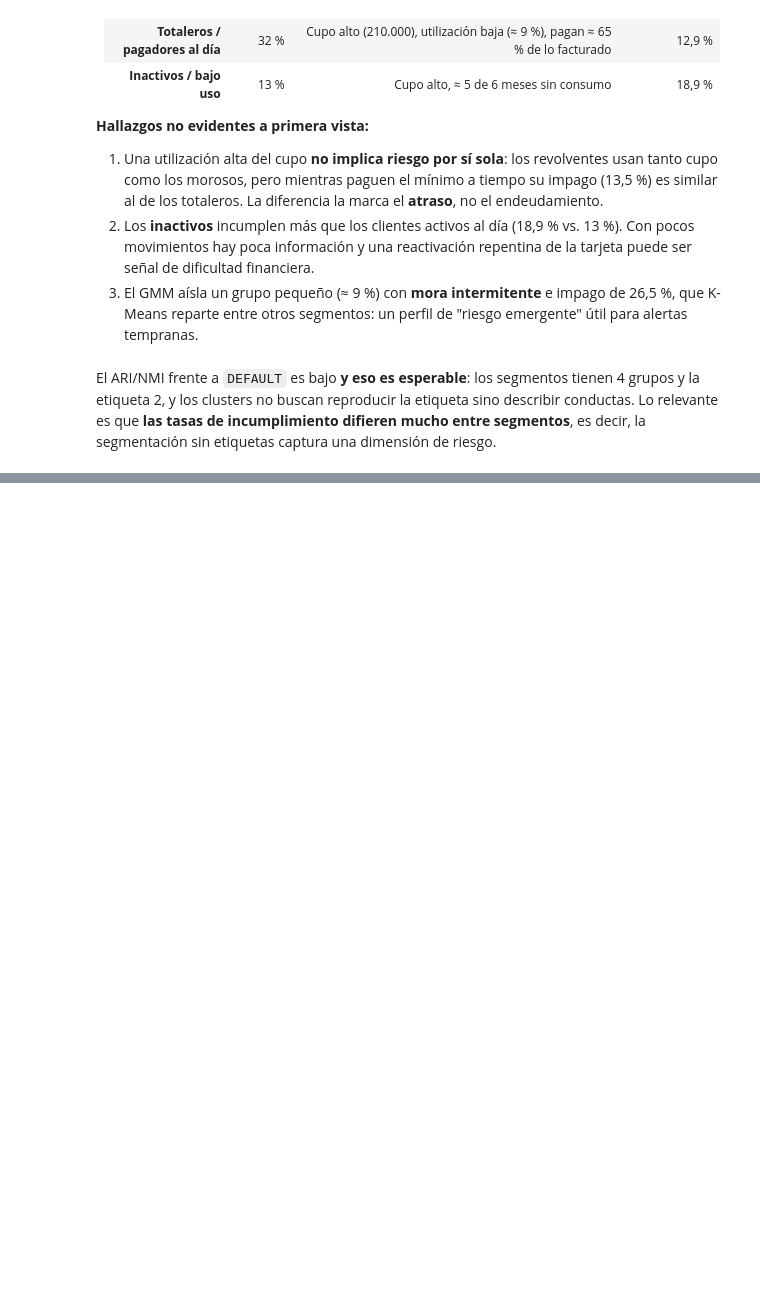
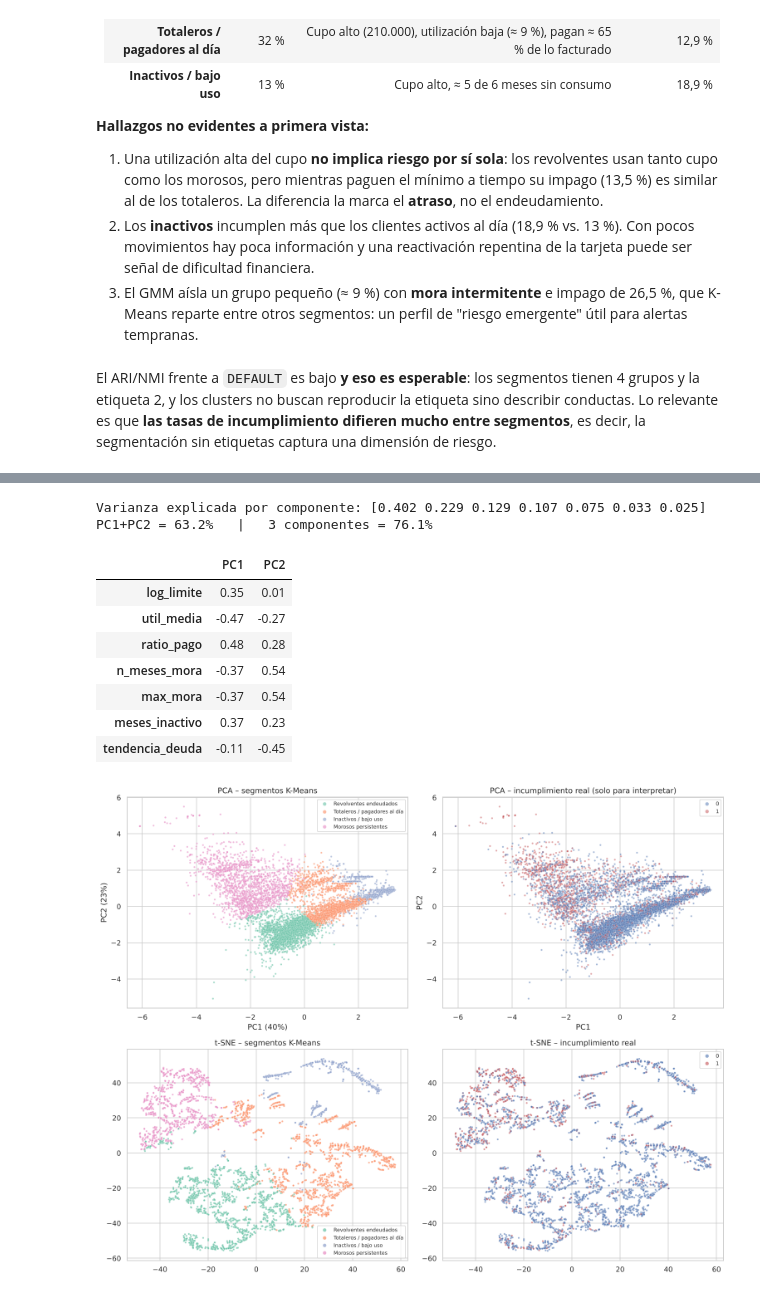
Before and after one commit to JuanRob2024/Analisis-de-datos-2026-2, a Jupyter notebook: evaluacion 4/notebooks/evento4_equipo5_default_credito.ipynb, the cells around one changed output, grey strips where cells are left out. Drawn from its saved outputs; the diff is of its cells as text; code cells hidden in the pictures; blank space fills up the shorter version.

```diff
--- a/evaluacion 4/notebooks/evento4_equipo5_default_credito.ipynb
+++ b/evaluacion 4/notebooks/evento4_equipo5_default_credito.ipynb
@@ -810,0 +815,37 @@ El ARI/NMI frente a `DEFAULT` es bajo **y eso es esperable**: los segmentos tien
+# %%
+pca = PCA().fit(Z)
+P = pca.transform(Z)[:, :2]
+var = pca.explained_variance_ratio_
+print("Varianza explicada por componente:", np.round(var, 3))
+print(f"PC1+PC2 = {var[:2].sum():.1%}   |   3 componentes = {var[:3].sum():.1%}")
+cargas = pd.DataFrame(pca.components_[:2].T, index=VARS_SEG, columns=["PC1", "PC2"]).round(2)
+display(cargas)
+
+idx_t = rng.choice(len(Z), 4000, replace=False)
+T = TSNE(n_components=2, perplexity=40, init="pca", random_state=SEED).fit_transform(Z[idx_t])
+
+pal = dict(zip(orden, sns.color_palette("Set2", len(orden))))
+fig, axes = plt.subplots(2, 2, figsize=(14, 11))
+sub = rng.choice(len(Z), 8000, replace=False)
+sns.scatterplot(x=P[sub, 0], y=P[sub, 1], hue=df["segmento"].values[sub], hue_order=orden, palette=pal, s=8, alpha=.6, ax=axes[0, 0])
+axes[0, 0].set_title("PCA – segmentos K-Means"); axes[0, 0].set(xlabel=f"PC1 ({var[0]:.0%})", ylabel=f"PC2 ({var[1]:.0%})")
+sns.scatterplot(x=P[sub, 0], y=P[sub, 1], hue=y.values[sub], palette={0: "#4C72B0", 1: "#C44E52"}, s=8, alpha=.5, ax=axes[0, 1])
+axes[0, 1].set_title("PCA – incumplimiento real (solo para interpretar)"); axes[0, 1].set(xlabel="PC1", ylabel="PC2")
+sns.scatterplot(x=T[:, 0], y=T[:, 1], hue=df["segmento"].values[idx_t], hue_order=orden, palette=pal, s=8, alpha=.7, ax=axes[1, 0])
+axes[1, 0].set_title("t-SNE – segmentos K-Means")
+sns.scatterplot(x=T[:, 0], y=T[:, 1], hue=y.values[idx_t], palette={0: "#4C72B0", 1: "#C44E52"}, s=8, alpha=.6, ax=axes[1, 1])
+axes[1, 1].set_title("t-SNE – incumplimiento real")
+for a in axes.ravel(): a.legend(fontsize=8, markerscale=2)
+plt.tight_layout(); guardar("12_pca_tsne"); plt.show()
+# %% [output]
+Varianza explicada por componente: [0.402 0.229 0.129 0.107 0.075 0.033 0.025]
+PC1+PC2 = 63.2%   |   3 componentes = 76.1%
+|  | PC1 | PC2 |
+| log_limite | 0.35 | 0.01 |
+| util_media | -0.47 | -0.27 |
+| ratio_pago | 0.48 | 0.28 |
+| n_meses_mora | -0.37 | 0.54 |
+| max_mora | -0.37 | 0.54 |
+| meses_inactivo | 0.37 | 0.23 |
+| tendencia_deuda | -0.11 | -0.45 |
+[figure, added]
```
Also changed, not shown: parts of 3 cells of this notebook, 2 other files.
